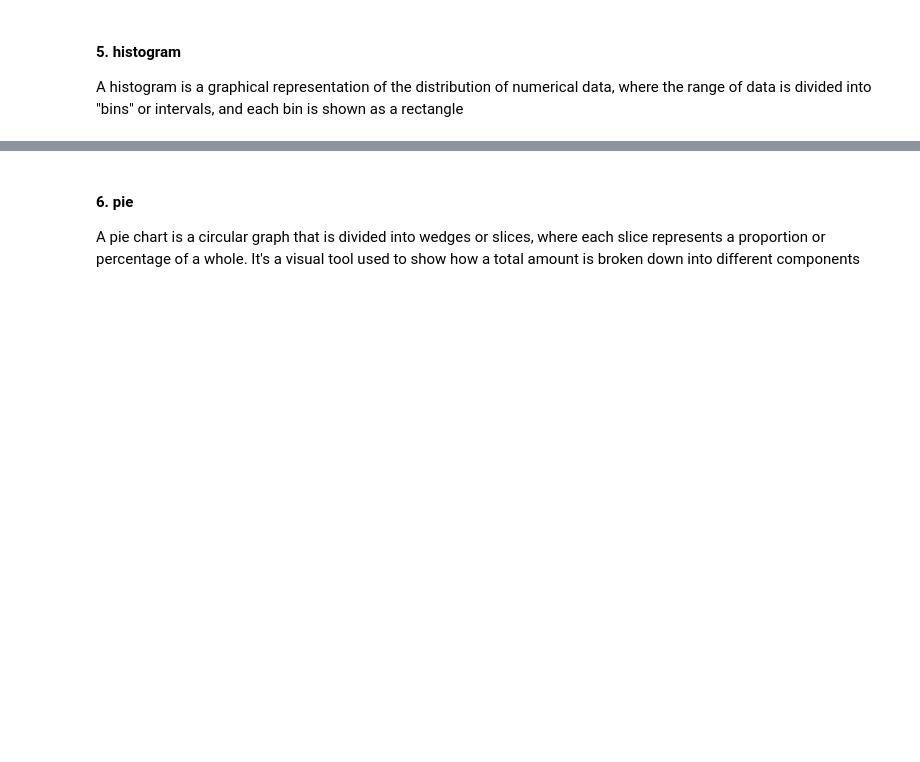
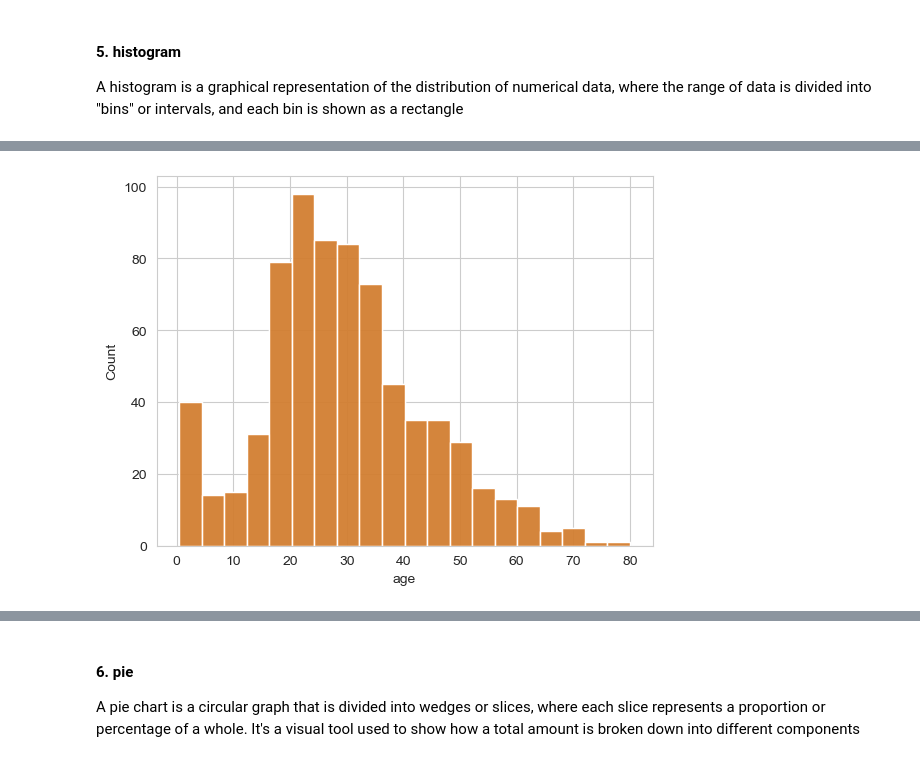
Before and after one commit to shahil04/ds_materials, a Jupyter notebook: 5.0_python_6.libraries/python_libraries/3_matplot_seaborn/matplotlib-tutorial-for-beginners.ipynb, the cells around one changed output, grey strips where cells are left out. Drawn from its saved outputs; the diff is of its cells as text; code cells hidden in the pictures; blank space fills up the shorter version.

```diff
--- a/5.0_python_6.libraries/python_libraries/3_matplot_seaborn/matplotlib-tutorial-for-beginners.ipynb
+++ b/5.0_python_6.libraries/python_libraries/3_matplot_seaborn/matplotlib-tutorial-for-beginners.ipynb
@@ -676,4 +735,7 @@ plt.show()
 # %%
-sns.histplot(titanic_df, x='age',bins=10) #bins for number of bars in histogram
+sns.histplot(titanic_df, x='age',bins=20) #bins for number of bars in histogram
+plt.show()
+# %% [output]
+[figure, added]
 # %%
 sns.histplot(titanic_df, x='age',bins=10,kde=True) #kde for distributions line draw
```
Also changed, not shown: parts of 38 cells of this notebook, 9 other files.
